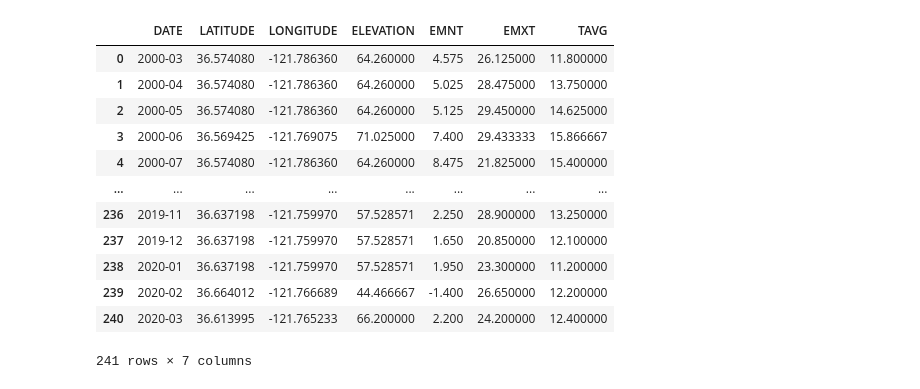
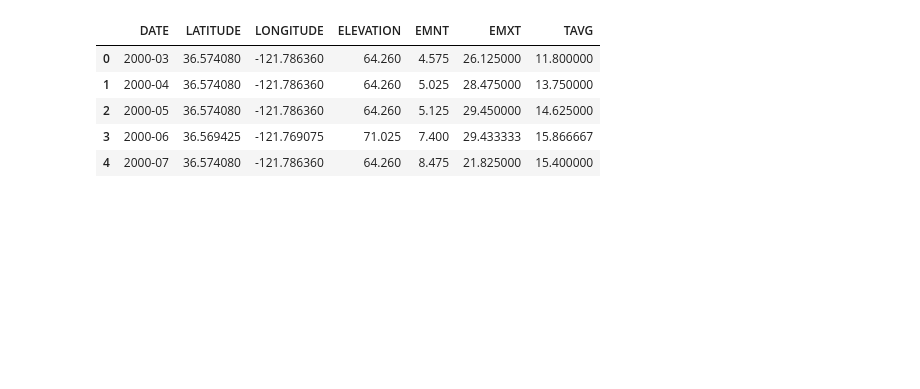
Before and after one commit to kldudzinsky/Monarch_Climate_Project, a Jupyter notebook: kat_machineL.ipynb, the cells around one changed output. Cells and saved outputs as stored; diff of their text form; code cells hidden in the pictures; blank space fills up the shorter version.

```diff
--- a/kat_machineL.ipynb
+++ b/kat_machineL.ipynb
@@ -20,25 +20,18 @@ import csv
 from datetime import date, timedelta
 from collections import defaultdict
 # %%
-Path="Raw_Data/grouped_dates_monterey_avg"
+Path="Raw_Data/grouped_dates_monterey_avg.csv"
 df=pd.read_csv(Path)
 monterey_df=pd.DataFrame(df)
 # %%
-monterey_df
+monterey_df.head()
 # %% [output]
 |  | DATE | LATITUDE | LONGITUDE | ELEVATION | EMNT | EMXT | TAVG |
-| 0 | 2000-03 | 36.574080 | -121.786360 | 64.260000 | 4.575 | 26.125000 | 11.800000 |
-| 1 | 2000-04 | 36.574080 | -121.786360 | 64.260000 | 5.025 | 28.475000 | 13.750000 |
-| 2 | 2000-05 | 36.574080 | -121.786360 | 64.260000 | 5.125 | 29.450000 | 14.625000 |
-| 3 | 2000-06 | 36.569425 | -121.769075 | 71.025000 | 7.400 | 29.433333 | 15.866667 |
-| 4 | 2000-07 | 36.574080 | -121.786360 | 64.260000 | 8.475 | 21.825000 | 15.400000 |
-| ... | ... | ... | ... | ... | ... | ... | ... |
-| 236 | 2019-11 | 36.637198 | -121.759970 | 57.528571 | 2.250 | 28.900000 | 13.250000 |
-| 237 | 2019-12 | 36.637198 | -121.759970 | 57.528571 | 1.650 | 20.850000 | 12.100000 |
-| 238 | 2020-01 | 36.637198 | -121.759970 | 57.528571 | 1.950 | 23.300000 | 11.200000 |
-| 239 | 2020-02 | 36.664012 | -121.766689 | 44.466667 | -1.400 | 26.650000 | 12.200000 |
-| 240 | 2020-03 | 36.613995 | -121.765233 | 66.200000 | 2.200 | 24.200000 | 12.400000 |
+| 0 | 2000-03 | 36.574080 | -121.786360 | 64.260 | 4.575 | 26.125000 | 11.800000 |
+| 1 | 2000-04 | 36.574080 | -121.786360 | 64.260 | 5.025 | 28.475000 | 13.750000 |
+| 2 | 2000-05 | 36.574080 | -121.786360 | 64.260 | 5.125 | 29.450000 | 14.625000 |
+| 3 | 2000-06 | 36.569425 | -121.769075 | 71.025 | 7.400 | 29.433333 | 15.866667 |
+| 4 | 2000-07 | 36.574080 | -121.786360 | 64.260 | 8.475 | 21.825000 | 15.400000 |
-241 rows × 7 columns
 # %%
 monterey_df[['Year', 'Month']]=monterey_df['DATE'].str.split('-',1,expand=True)
 # %%
```
Also changed, not shown: parts of 28 cells of this notebook.
